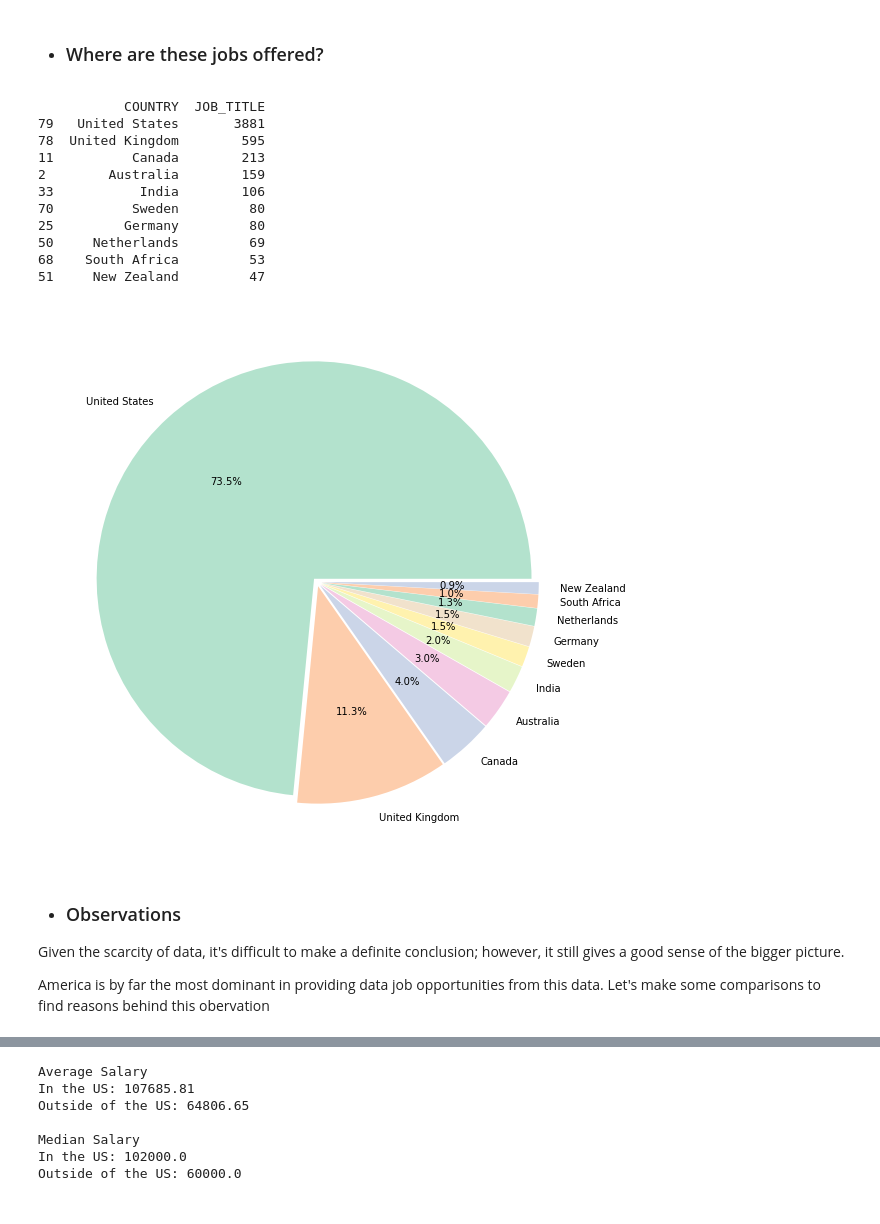
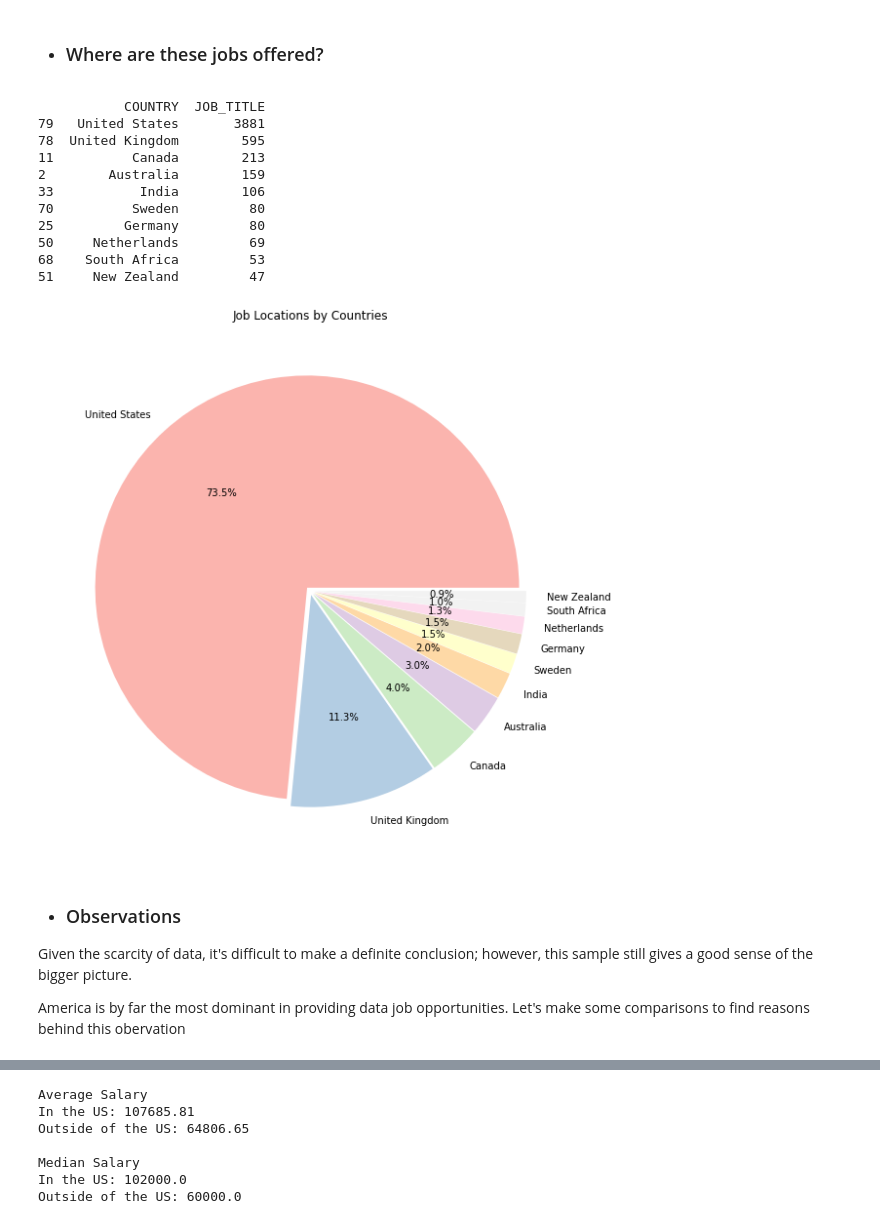
Before and after one commit to tw7366/Projects, a Jupyter notebook: Projects/2018 Data Professionals' Average Salaries.ipynb, the cells around one changed output, grey strips where cells are left out. Saved outputs shown, nothing was run; the diff lists cells and outputs as text; code cells hidden in the pictures.

```diff
--- a/Projects/2018 Data Professionals' Average Salaries.ipynb
+++ b/Projects/2018 Data Professionals' Average Salaries.ipynb
@@ -236,37 +228,37 @@ plt.show()
 * ### Where are these jobs offered?
 # %%
 # Let's find job locations
-temp = prof_table[['COUNTRY', 'JOB_TITLE']]
-job_locations = temp.groupby('COUNTRY', as_index=False).count()
-job_locations = job_locations.sort_values(by='JOB_TITLE', ascending=False).head(10)
+job_locations = prof_table[['COUNTRY', 'JOB_TITLE']].groupby('COUNTRY', as_index=False).count()
+job_locations = job_locations.sort_values(by='JOB_TITLE', ascending=False).head(10)  # top 10 countries
 print(job_locations)
 
-colors2 = [plt.cm.Pastel2(i) for i in range(len(pie_count_list))]
+colors = [plt.cm.Pastel1(i) for i in range(len(job_locations))]
 job_countries = job_locations['COUNTRY']
 job_count = job_locations['JOB_TITLE']
 
 plt.figure(figsize=(10,10))
-plt.pie(job_count,  explode=[0.02]*len(job_count),labels=job_countries, autopct='%1.1f%%', colors=colors2)
+plt.pie(job_count,  explode=[0.02]*len(job_count),labels=job_countries, autopct='%1.1f%%', colors=colors)
+plt.title('Job Locations by Countries')
 plt.show()
 # %% [output]
            COUNTRY  JOB_TITLE
 79   United States       3881
 78  United Kingdom        595
 11          Canada        213
 2        Australia        159
 33           India        106
 70          Sweden         80
 25         Germany         80
 50     Netherlands         69
 68    South Africa         53
 51     New Zealand         47
-[figure, old version]
+[figure, new version]
 # %% [markdown]
 * ### Observations
 
-Given the scarcity of data, it's difficult to make a definite conclusion; however, it still gives a good sense of the bigger picture.
+Given the scarcity of data, it's difficult to make a definite conclusion; however, this sample still gives a good sense of the bigger picture.
 
-America is by far the most dominant in providing data job opportunities from this data. Let's make some comparisons to find reasons behind this obervation
+America is by far the most dominant in providing data job opportunities. Let's make some comparisons to find reasons behind this obervation
 # %%
 prof_table[prof_table['JOB_TITLE'].isin(job_list)]
 # %% [output]
```
Also changed, not shown: parts of 30 cells of this notebook.
